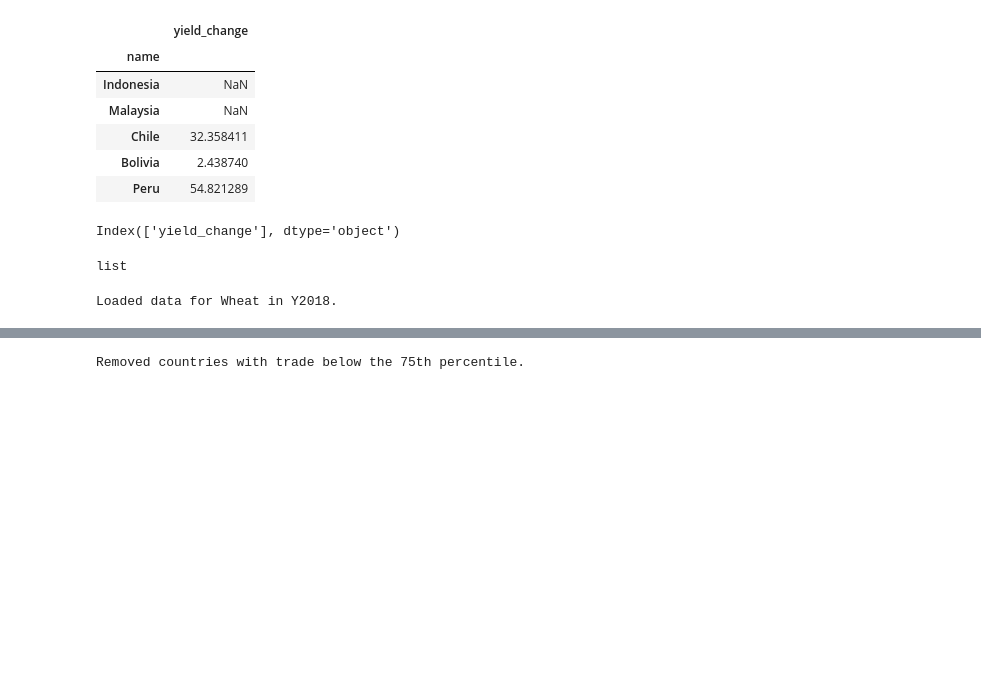
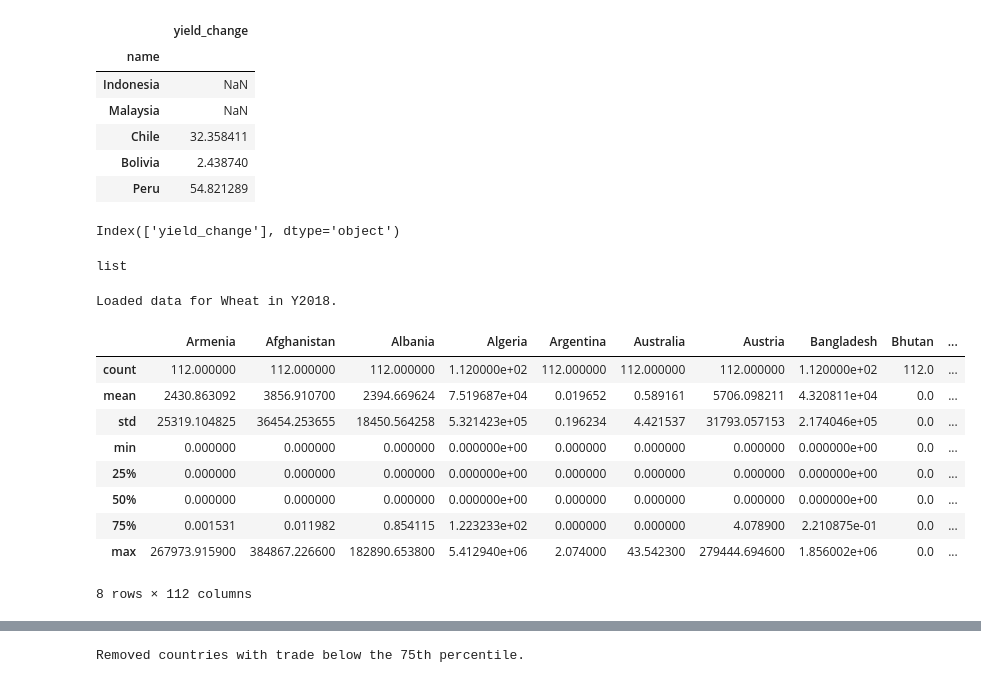
Before and after one commit to lukaszgajewski/pytradeshifts, a Jupyter notebook: scripts/testing.ipynb, the cells around one changed output, grey strips where cells are left out. Cells and saved outputs as stored; diff of their text form; code cells hidden in the pictures; blank space fills up the shorter version.

```diff
--- a/scripts/testing.ipynb
+++ b/scripts/testing.ipynb
@@ -52,3 +52,17 @@ Wheat2018.remove_net_zero_countries()
 Wheat2018.prebalance()
 # %%
 Wheat2018.correct_reexports()
+# %%
+df = pd.read_clipboard(index_col=0)
+df.describe()
+# %% [output]
+|  | Armenia | Afghanistan | Albania | Algeria | Argentina | Australia | Austria | Bangladesh | Bhutan | ... |
+| count | 112.000000 | 112.000000 | 112.000000 | 1.120000e+02 | 112.000000 | 112.000000 | 112.000000 | 1.120000e+02 | 112.0 | ... |
+| mean | 2430.863092 | 3856.910700 | 2394.669624 | 7.519687e+04 | 0.019652 | 0.589161 | 5706.098211 | 4.320811e+04 | 0.0 | ... |
+| std | 25319.104825 | 36454.253655 | 18450.564258 | 5.321423e+05 | 0.196234 | 4.421537 | 31793.057153 | 2.174046e+05 | 0.0 | ... |
+| min | 0.000000 | 0.000000 | 0.000000 | 0.000000e+00 | 0.000000 | 0.000000 | 0.000000 | 0.000000e+00 | 0.0 | ... |
+| 25% | 0.000000 | 0.000000 | 0.000000 | 0.000000e+00 | 0.000000 | 0.000000 | 0.000000 | 0.000000e+00 | 0.0 | ... |
+| 50% | 0.000000 | 0.000000 | 0.000000 | 0.000000e+00 | 0.000000 | 0.000000 | 0.000000 | 0.000000e+00 | 0.0 | ... |
+| 75% | 0.001531 | 0.011982 | 0.854115 | 1.223233e+02 | 0.000000 | 0.000000 | 4.078900 | 2.210875e-01 | 0.0 | ... |
+| max | 267973.915900 | 384867.226600 | 182890.653800 | 5.412940e+06 | 2.074000 | 43.542300 | 279444.694600 | 1.856002e+06 | 0.0 | ... |
+8 rows × 112 columns
```
Also changed, not shown: parts of 6 cells of this notebook, 6 other files.
